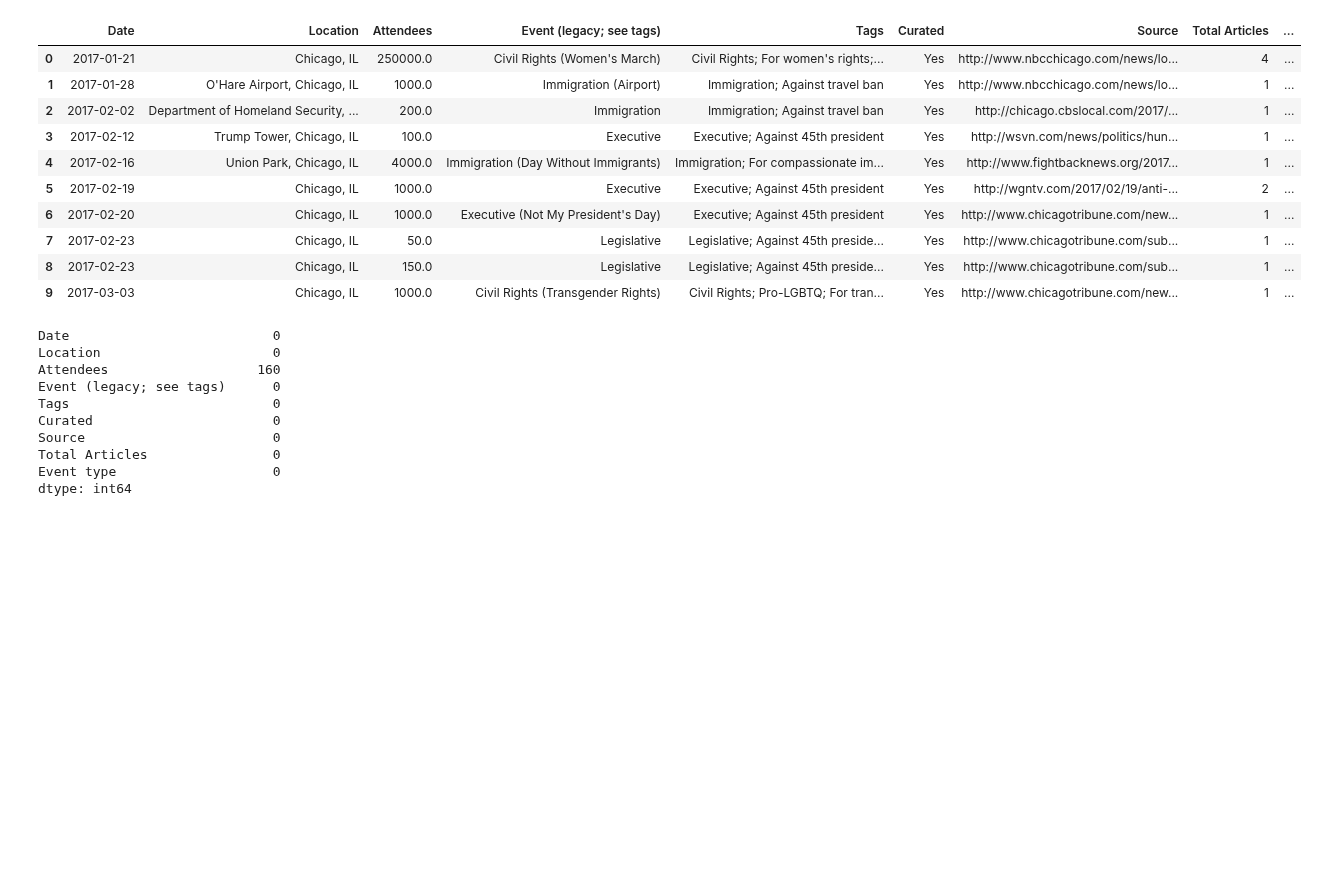
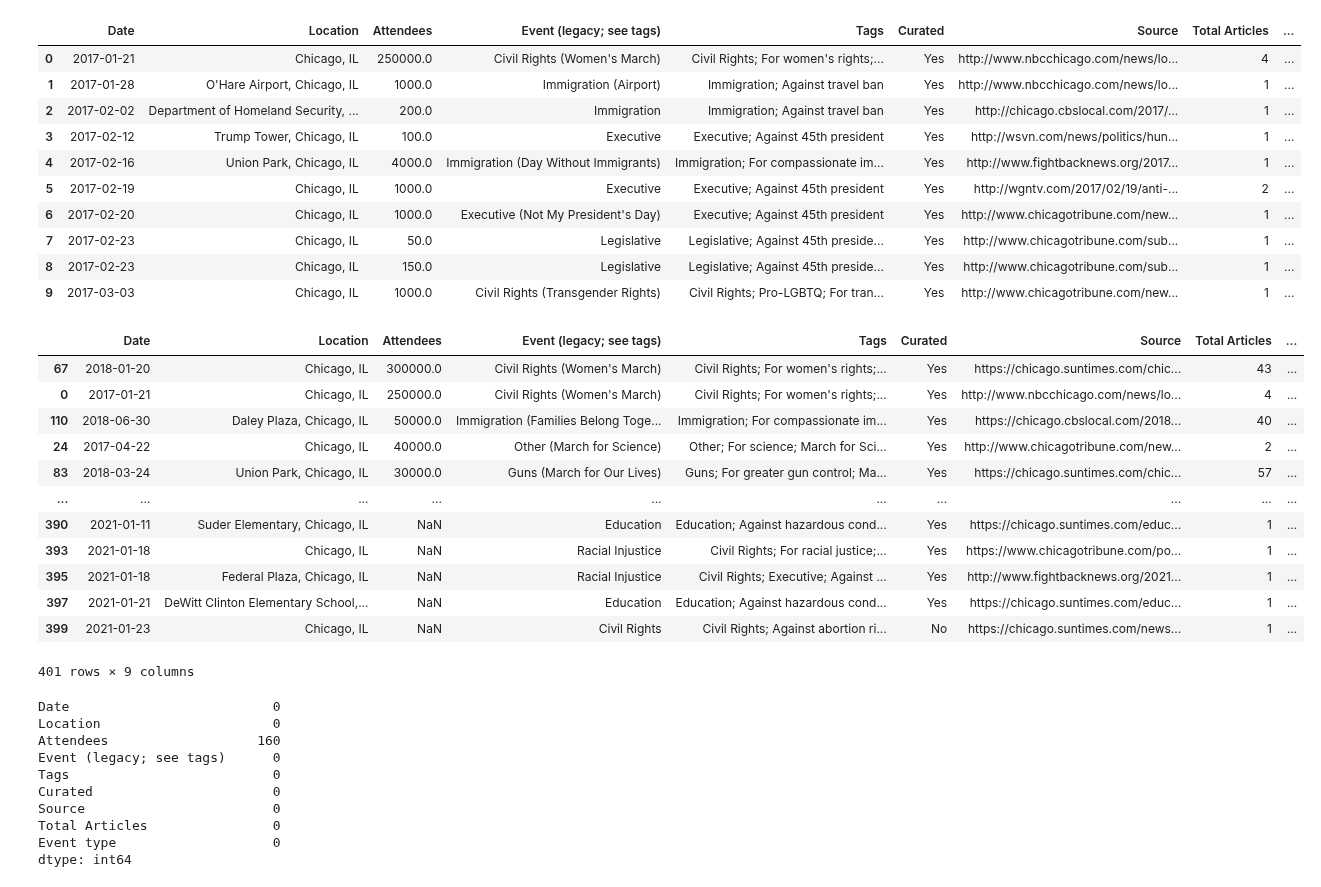
Before and after one commit to leo-cavalcante/crimes-in-chicago, a Jupyter notebook: Time Analysis.ipynb, the cells around one changed output. Cells and saved outputs as stored; diff of their text form; code cells hidden in the pictures; blank space fills up the shorter version.

```diff
--- a/Time Analysis.ipynb
+++ b/Time Analysis.ipynb
@@ -512,6 +512,22 @@ protests_chicago.head(10)
 | 7 | 2017-02-23 | Chicago, IL | 50.0 | Legislative | Legislative; Against 45th preside... | Yes | http://www.chicagotribune.com/sub... | 1 | ... |
 | 8 | 2017-02-23 | Chicago, IL | 150.0 | Legislative | Legislative; Against 45th preside... | Yes | http://www.chicagotribune.com/sub... | 1 | ... |
 | 9 | 2017-03-03 | Chicago, IL | 1000.0 | Civil Rights (Transgender Rights) | Civil Rights; Pro-LGBTQ; For tran... | Yes | http://www.chicagotribune.com/new... | 1 | ... |
+# %%
+protests_chicago.sort_values("Attendees",ascending=False)
+# %% [output]
+|  | Date | Location | Attendees | Event (legacy; see tags) | Tags | Curated | Source | Total Articles | ... |
+| 67 | 2018-01-20 | Chicago, IL | 300000.0 | Civil Rights (Women's March) | Civil Rights; For women's rights;... | Yes | https://chicago.suntimes.com/chic... | 43 | ... |
+| 0 | 2017-01-21 | Chicago, IL | 250000.0 | Civil Rights (Women's March) | Civil Rights; For women's rights;... | Yes | http://www.nbcchicago.com/news/lo... | 4 | ... |
+| 110 | 2018-06-30 | Daley Plaza, Chicago, IL | 50000.0 | Immigration (Families Belong Toge... | Immigration; For compassionate im... | Yes | https://chicago.cbslocal.com/2018... | 40 | ... |
+| 24 | 2017-04-22 | Chicago, IL | 40000.0 | Other (March for Science) | Other; For science; March for Sci... | Yes | http://www.chicagotribune.com/new... | 2 | ... |
+| 83 | 2018-03-24 | Union Park, Chicago, IL | 30000.0 | Guns (March for Our Lives) | Guns; For greater gun control; Ma... | Yes | https://chicago.suntimes.com/chic... | 57 | ... |
+| ... | ... | ... | ... | ... | ... | ... | ... | ... | ... |
+| 390 | 2021-01-11 | Suder Elementary, Chicago, IL | NaN | Education | Education; Against hazardous cond... | Yes | https://chicago.suntimes.com/educ... | 1 | ... |
+| 393 | 2021-01-18 | Chicago, IL | NaN | Racial Injustice | Civil Rights; For racial justice;... | Yes | https://www.chicagotribune.com/po... | 1 | ... |
+| 395 | 2021-01-18 | Federal Plaza, Chicago, IL | NaN | Racial Injustice | Civil Rights; Executive; Against ... | Yes | http://www.fightbacknews.org/2021... | 1 | ... |
+| 397 | 2021-01-21 | DeWitt Clinton Elementary School,... | NaN | Education | Education; Against hazardous cond... | Yes | https://chicago.suntimes.com/educ... | 1 | ... |
+| 399 | 2021-01-23 | Chicago, IL | NaN | Civil Rights | Civil Rights; Against abortion ri... | No | https://chicago.suntimes.com/news... | 1 | ... |
+401 rows × 9 columns
 # %%
 protests_chicago.isna().sum()
 # %% [output]
```
Also changed, not shown: parts of 38 cells of this notebook, 1 other file.
